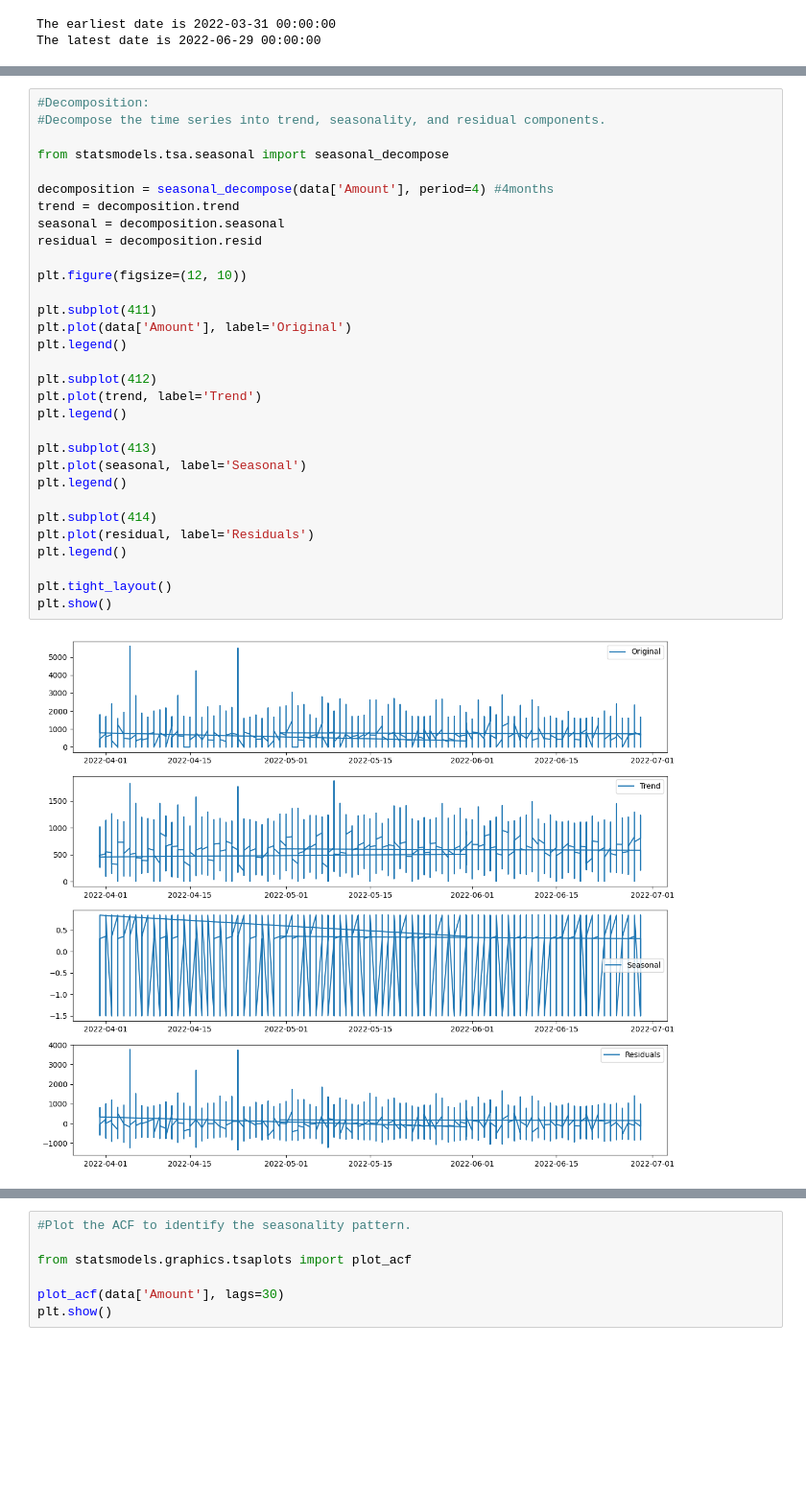
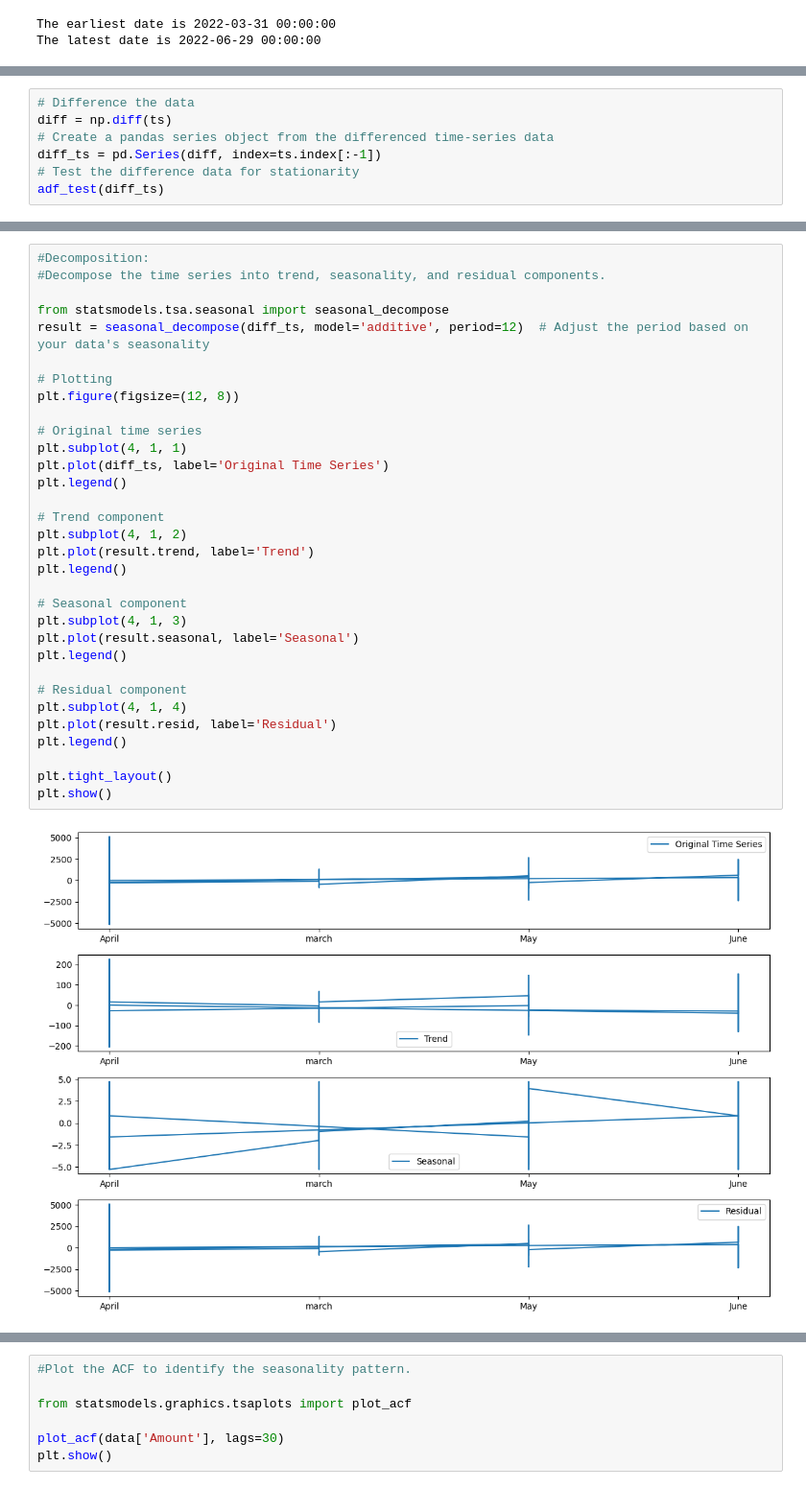
Before and after one commit to alfreddcm/dataanal, a Jupyter notebook: amazon-e-commerce-sales-dataset.ipynb, the cells around one changed output, grey strips where cells are left out. Shown at 96% size. Cells and saved outputs as stored; diff of their text form; blank space fills up the shorter version.

```diff
--- a/amazon-e-commerce-sales-dataset.ipynb
+++ b/amazon-e-commerce-sales-dataset.ipynb
@@ -245,0 +231,7 @@ plt.show()
+# %%
+# Difference the data
+diff = np.diff(ts)
+# Create a pandas series object from the differenced time-series data
+diff_ts = pd.Series(diff, index=ts.index[:-1])
+# Test the difference data for stationarity
+adf_test(diff_ts)
@@ -261,33 +276,34 @@ plt.show()
 # %%
 #Decomposition:
 #Decompose the time series into trend, seasonality, and residual components.
 
 from statsmodels.tsa.seasonal import seasonal_decompose
+result = seasonal_decompose(diff_ts, model='additive', period=12)  # Adjust the period based on your data's seasonality
 
-decomposition = seasonal_decompose(data['Amount'], period=4) #4months
-trend = decomposition.trend
-seasonal = decomposition.seasonal
-residual = decomposition.resid
+# Plotting
+plt.figure(figsize=(12, 8))
 
-plt.figure(figsize=(12, 10))
-
-plt.subplot(411)
-plt.plot(data['Amount'], label='Original')
+# Original time series
+plt.subplot(4, 1, 1)
+plt.plot(diff_ts, label='Original Time Series')
 plt.legend()
 
-plt.subplot(412)
-plt.plot(trend, label='Trend')
+# Trend component
+plt.subplot(4, 1, 2)
+plt.plot(result.trend, label='Trend')
 plt.legend()
 
-plt.subplot(413)
-plt.plot(seasonal, label='Seasonal')
+# Seasonal component
+plt.subplot(4, 1, 3)
+plt.plot(result.seasonal, label='Seasonal')
 plt.legend()
 
-plt.subplot(414)
-plt.plot(residual, label='Residuals')
+# Residual component
+plt.subplot(4, 1, 4)
+plt.plot(result.resid, label='Residual')
 plt.legend()
 
 plt.tight_layout()
 plt.show()
 # %% [output]
-[figure, old version]
+[figure, new version]
```
Also changed, not shown: parts of 23 cells of this notebook.
